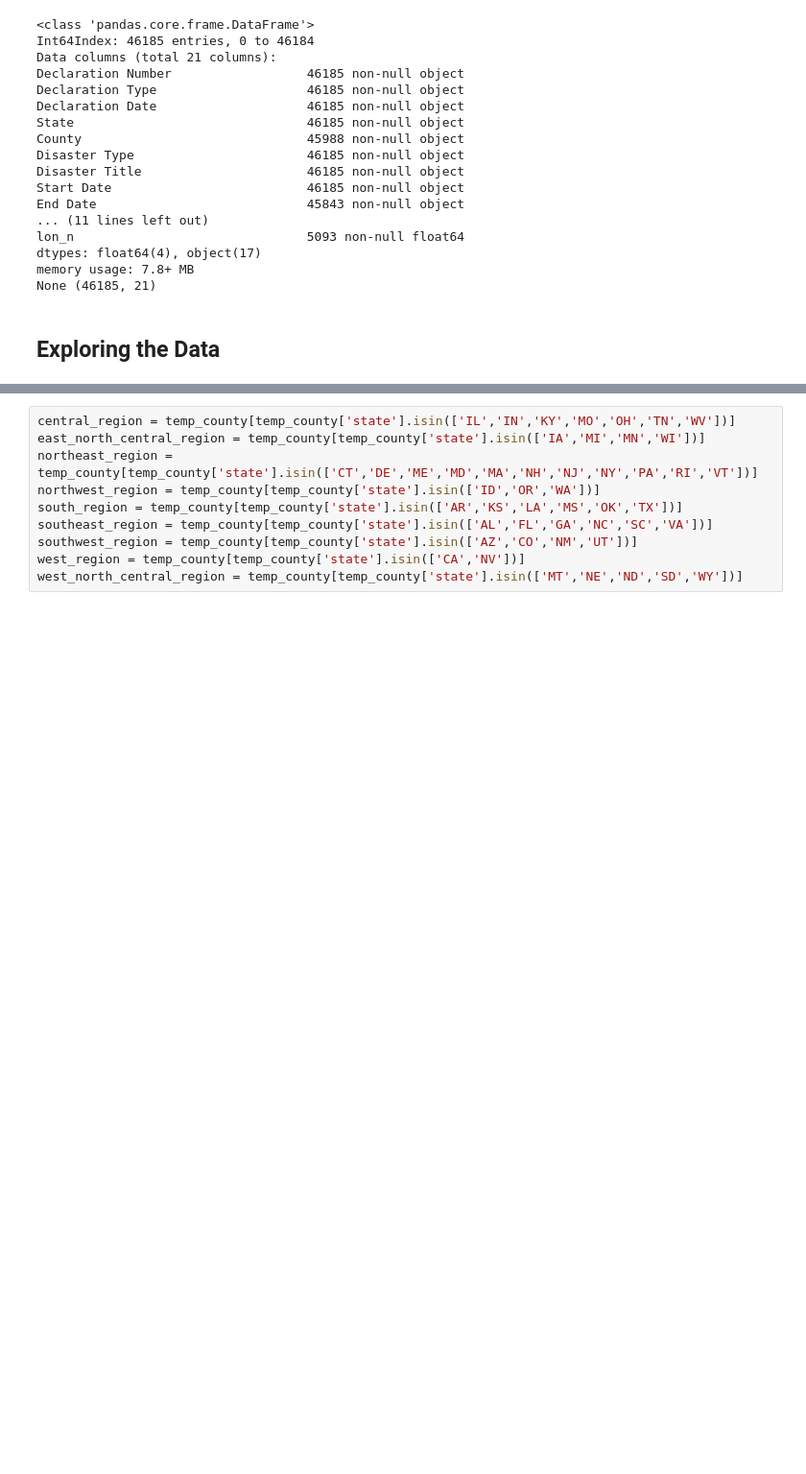
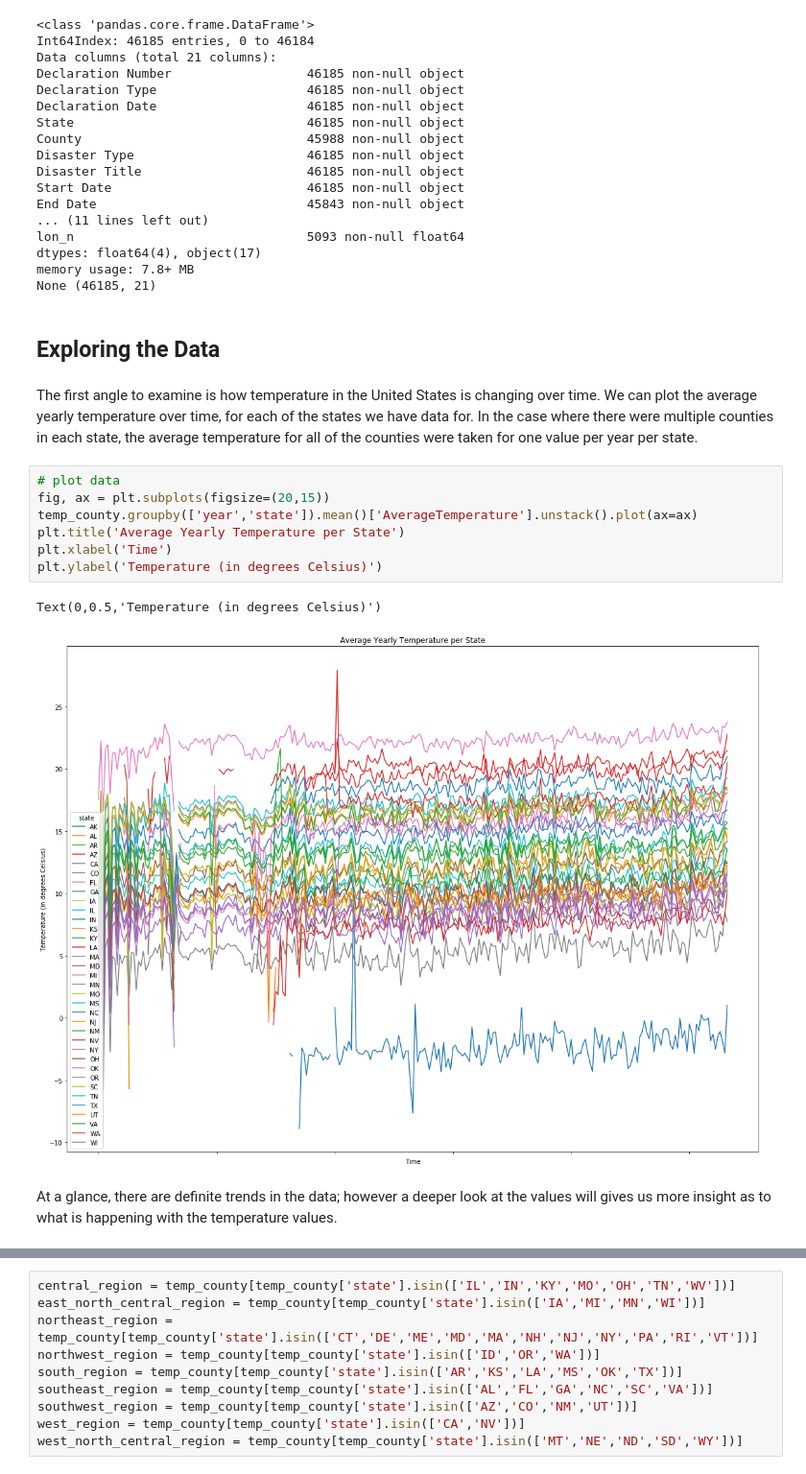
Before and after one commit to karahahn/Springboard_Capstone1, a Jupyter notebook: Data Storytelling.ipynb, the cells around one changed output, grey strips where cells are left out. Shown at 96% size. Saved outputs shown, nothing was run; the diff lists cells and outputs as text; blank space fills up the shorter version.

```diff
--- a/Data Storytelling.ipynb
+++ b/Data Storytelling.ipynb
@@ -112,3 +112,17 @@ memory usage: 7.8+ MB
 None (46185, 21)
 # %% [markdown]
 ## Exploring the Data
+# %% [markdown]
+The first angle to examine is how temperature in the United States is changing over time. We can plot the average yearly temperature over time, for each of the states we have data for. In the case where there were multiple counties in each state, the average temperature for all of the counties were taken for one value per year per state.
+# %%
+# plot data
+fig, ax = plt.subplots(figsize=(20,15))
+temp_county.groupby(['year','state']).mean()['AverageTemperature'].unstack().plot(ax=ax)
+plt.title('Average Yearly Temperature per State')
+plt.xlabel('Time')
+plt.ylabel('Temperature (in degrees Celsius)')
+# %% [output]
+Text(0,0.5,'Temperature (in degrees Celsius)')
+[figure, added]
+# %% [markdown]
+At a glance, there are definite trends in the data; however a deeper look at the values will gives us more insight as to what is happening with the temperature values.
```
Also changed, not shown: parts of 12 cells of this notebook.
